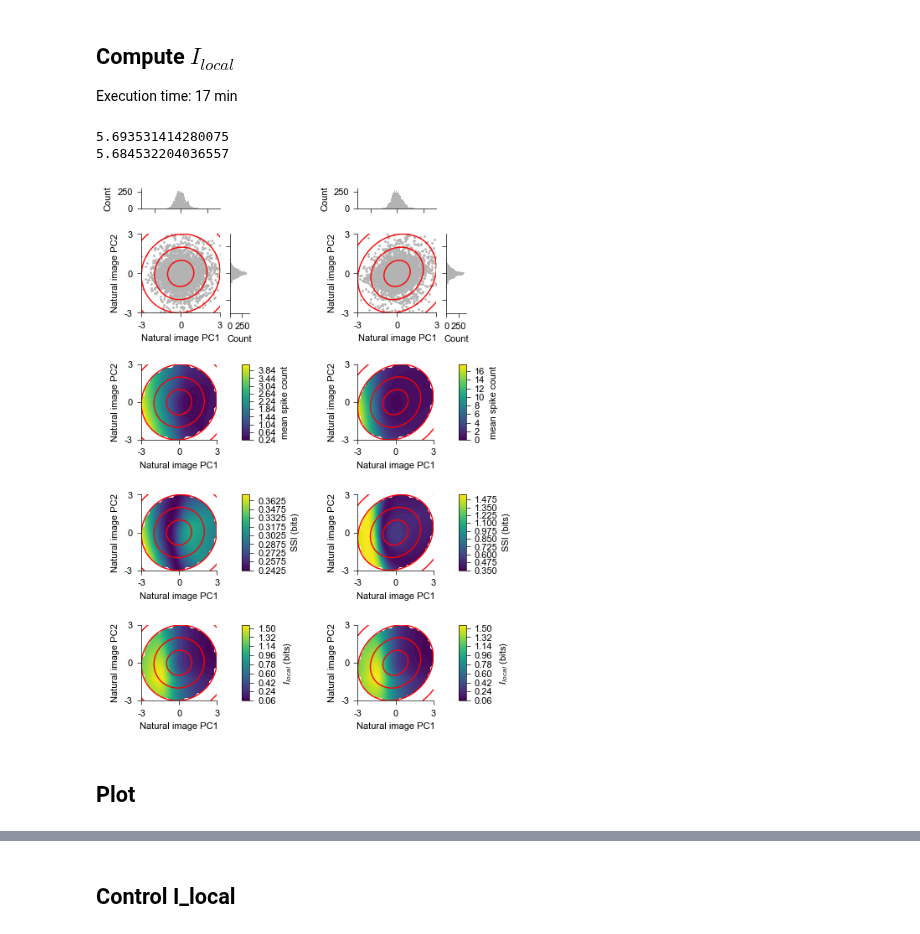
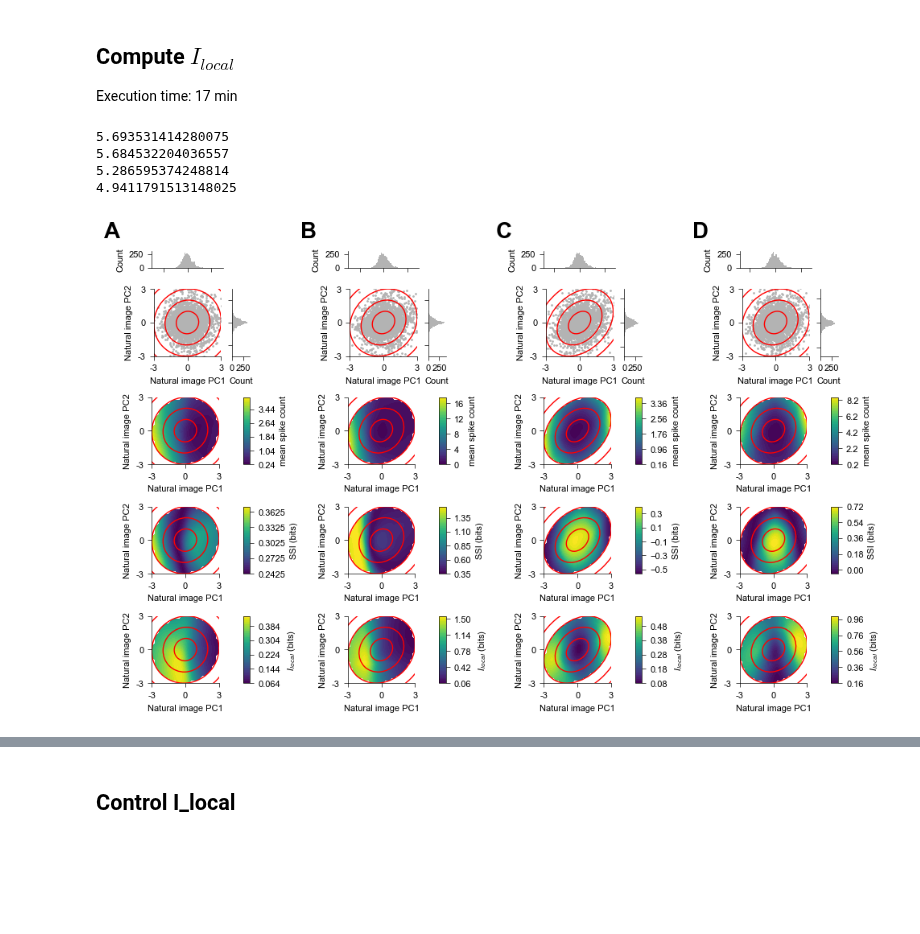
Before and after one commit to steevelaquitaine/fisher-info-limits, a Jupyter notebook: notebooks/fig3.ipynb, the cells around one changed output, grey strips where cells are left out. Drawn from its saved outputs; the diff is of its cells as text; code cells hidden in the pictures; blank space fills up the shorter version.

Commit message:
Completed figure 3 [DONE]

```diff
--- a/notebooks/fig3.ipynb
+++ b/notebooks/fig3.ipynb
@@ -312,6 +347,6 @@ rate_preds_cell3 = nodes.tuning_curve_nnet(latent_space, tuning_curve_model_cell
 ssi_cell3, Inf_ssi_cell3 = nodes.compute_ssi(latent_space, rate_preds_cell3, amp=AMP, Sigmax=sigma_cell3)[:2]
 
 # cell 4
-rate_preds_cell4 = nodes.tuning_curve_nnet(latent_space, tuning_curve_model_cell3).reshape(NUM_X, NUM_X)
+rate_preds_cell4 = nodes.tuning_curve_nnet(latent_space, tuning_curve_model_cell4).reshape(NUM_X, NUM_X)
 ssi_cell4, Inf_ssi_cell4 = nodes.compute_ssi(latent_space, rate_preds_cell4, amp=AMP, Sigmax=sigma_cell4)[:2]
 # %% [output]
@@ -336,35 +371,35 @@ Ilocal_cell4, Inf_cell4, gamma = nodes.compute_ilocal(latent_space, tuning_curve
 # %%
 # setup figure parameters
 fig_params = {'grid_x': grid_x, 'grid_y': grid_y, 'ngamma': ngamma, 'xylim': (-3,3), 'xyticks': (-3,0,3)}
 
 # setup figure
-fig = plt.figure(figsize=(10,8))
+fig = plt.figure(figsize=(11, 7))
 
 # create main GridSpec: 1 col, 3 rows
-gs_main = gridspec.GridSpec(4,2, figure=fig, wspace=1, hspace=0.5, height_ratios=[1.5,1,1,1])
+gs_main = gridspec.GridSpec(4, 4, figure=fig, wspace=1, hspace=0.5, height_ratios=[1.5,1,1,1])
 
 # cell 1
 gs_cell1 = [gs_main[i,0] for i in range(4)]
-fig = plot_fig3_panel(fig, gs_cell1, rate_preds_cell1, ssi_cell1, Ilocal_cell1, pcs_cell1, sigma_cell1, **fig_params)
+fig = plot_fig3_panel(fig, gs_cell1, rate_preds_cell1, ssi_cell1, Ilocal_cell1, pcs_cell1, sigma_cell1, letter='A', **fig_params)
 
 # cell 2
 gs_cell2 = [gs_main[i,1] for i in range(4)]
-fig = plot_fig3_panel(fig, gs_cell2, rate_preds_cell2, ssi_cell2, Ilocal_cell2, pcs_cell2, sigma_cell2, **fig_params)
+fig = plot_fig3_panel(fig, gs_cell2, rate_preds_cell2, ssi_cell2, Ilocal_cell2, pcs_cell2, sigma_cell2, letter='B',**fig_params)
 
 # cell 3
-gs_cell3 = [gs_main[i,1] for i in range(4)]
-fig = plot_fig3_panel(fig, gs_cell3, rate_preds_cell3, ssi_cell3, Ilocal_cell3, pcs_cell3, sigma_cell3, **fig_params)
+gs_cell3 = [gs_main[i,2] for i in range(4)]
+fig = plot_fig3_panel(fig, gs_cell3, rate_preds_cell3, ssi_cell3, Ilocal_cell3, pcs_cell3, sigma_cell3, letter='C',**fig_params)
 
 # cell 4
-gs_cell4 = [gs_main[i,1] for i in range(4)]
-fig = plot_fig3_panel(fig, gs_cell4, rate_preds_cell4, ssi_cell4, Ilocal_cell4, pcs_cell4, sigma_cell4, **fig_params)
+gs_cell4 = [gs_main[i,3] for i in range(4)]
+fig = plot_fig3_panel(fig, gs_cell4, rate_preds_cell4, ssi_cell4, Ilocal_cell4, pcs_cell4, sigma_cell4, letter='D',**fig_params)
 
 # save figure
 plt.savefig(f'figures/fig3_ngamma_{ngamma}.svg', bbox_inches = 'tight', transparent=True, dpi=400)
 plt.savefig(f'figures/fig3_ngamma_{ngamma}.pdf', bbox_inches = 'tight', transparent=True, dpi=400)
 # %% [output]
 5.693531414280075
 5.684532204036557
+5.286595374248814
+4.9411791513148025
-[figure, old version]
+[figure, new version]
-# %% [markdown]
-## Plot
```
Also changed, not shown: parts of 6 cells of this notebook, 7 other files.
